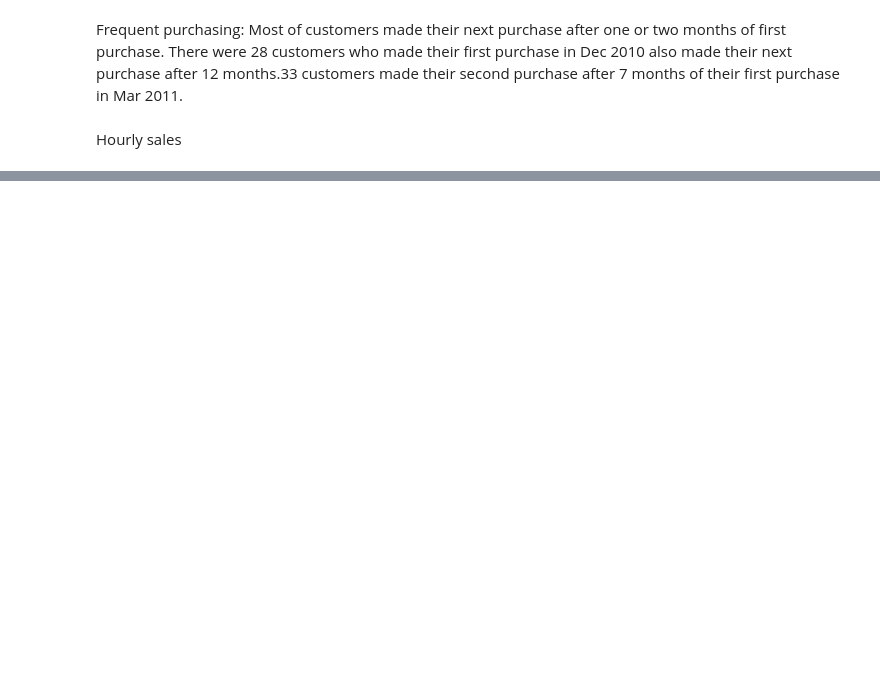
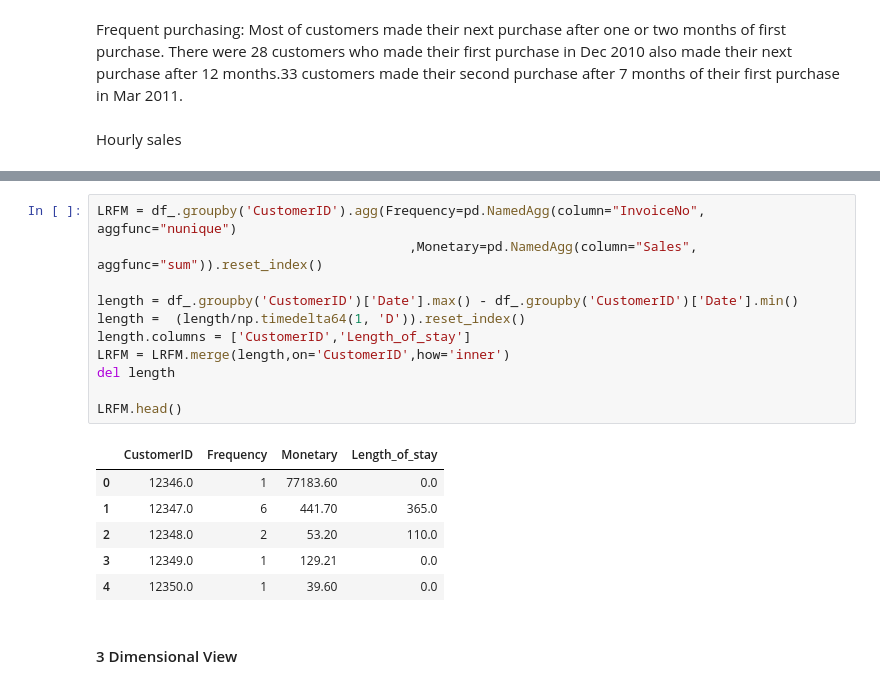
Before and after one commit to sushamasivananthan/E-Commerce-Customer-Targeting-Segmentation-and-Sales-Forecast, a Jupyter notebook: E-commerce.ipynb, the cells around one changed output, grey strips where cells are left out. Saved outputs shown, nothing was run; the diff lists cells and outputs as text; blank space fills up the shorter version.

```diff
--- a/E-commerce.ipynb
+++ b/E-commerce.ipynb
@@ -253,0 +254,20 @@ Residual  3.660837e+08  53221.0        NaN           NaN
+# %%
+LRFM = df_.groupby('CustomerID').agg(Frequency=pd.NamedAgg(column="InvoiceNo", aggfunc="nunique")
+                                        ,Monetary=pd.NamedAgg(column="Sales", aggfunc="sum")).reset_index()
+
+length = df_.groupby('CustomerID')['Date'].max() - df_.groupby('CustomerID')['Date'].min()
+length =  (length/np.timedelta64(1, 'D')).reset_index()
+length.columns = ['CustomerID','Length_of_stay']
+LRFM = LRFM.merge(length,on='CustomerID',how='inner')
+del length
+
+LRFM.head()
+# %% [output]
+|  | CustomerID | Frequency | Monetary | Length_of_stay |
+| 0 | 12346.0 | 1 | 77183.60 | 0.0 |
+| 1 | 12347.0 | 6 | 441.70 | 365.0 |
+| 2 | 12348.0 | 2 | 53.20 | 110.0 |
+| 3 | 12349.0 | 1 | 129.21 | 0.0 |
+| 4 | 12350.0 | 1 | 39.60 | 0.0 |
+# %% [markdown]
+#### 3 Dimensional View
```
Also changed, not shown: parts of 11 cells of this notebook.
